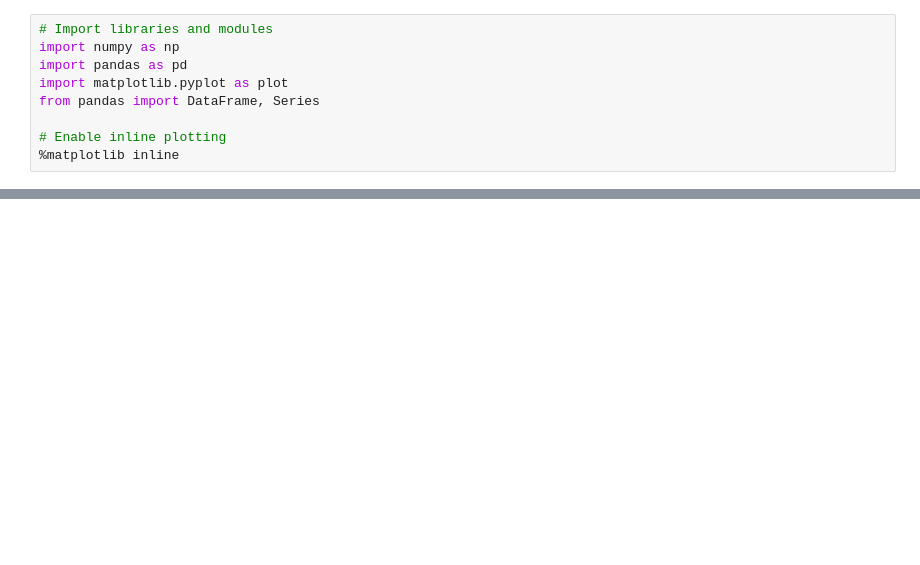
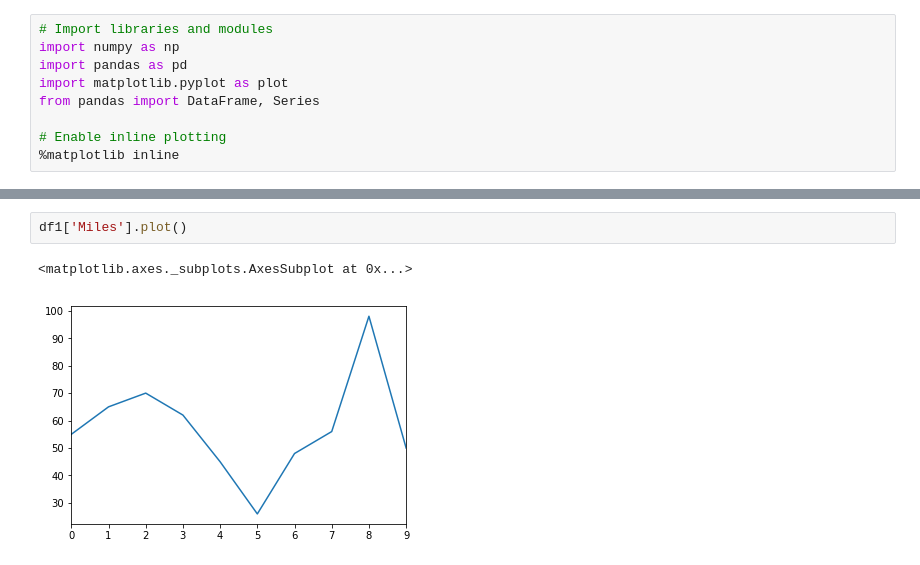
Before and after one commit to neal-rogers/IS362, a Jupyter notebook: week-3/nealrogers-assignment-wk3.ipynb, the cells around one changed output, grey strips where cells are left out. Drawn from its saved outputs; the diff is of its cells as text; blank space fills up the shorter version.

```diff
--- a/week-3/nealrogers-assignment-wk3.ipynb
+++ b/week-3/nealrogers-assignment-wk3.ipynb
@@ -96,0 +135,5 @@ len(df['Miles'])
+# %%
+df1['Miles'].plot()
+# %% [output]
+<matplotlib.axes._subplots.AxesSubplot at 0x...>
+[figure, added]
```
Also changed, not shown: parts of 15 cells of this notebook.
